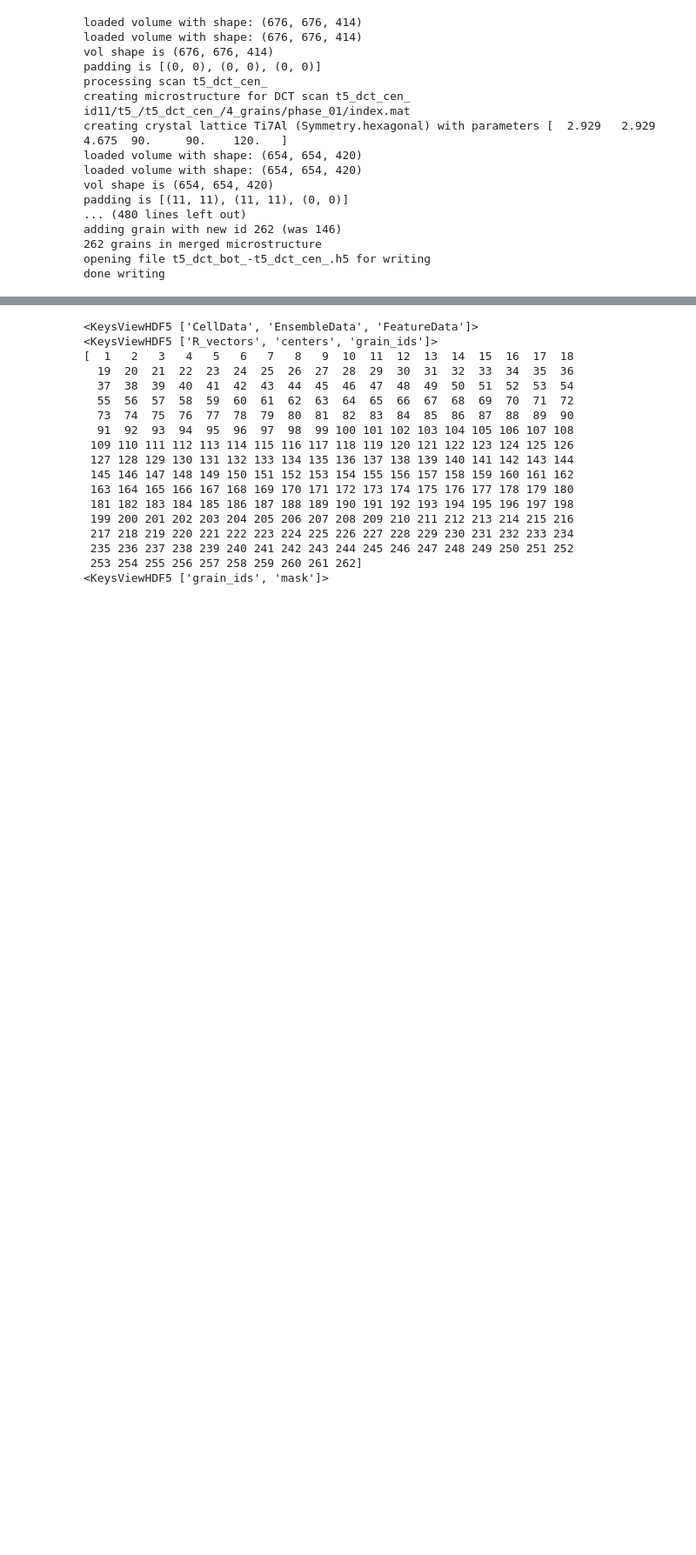
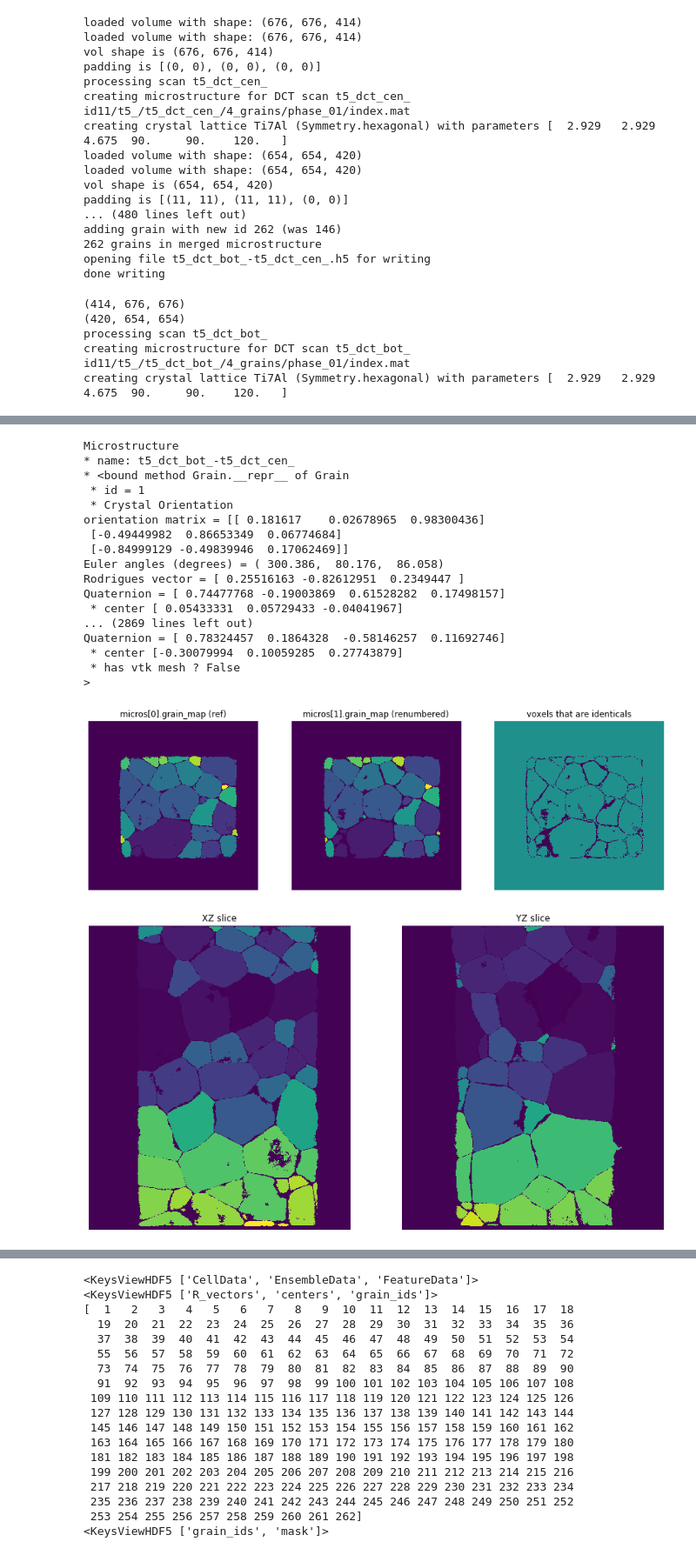
Before and after one commit to heprom/Ti7_ESRF, a Jupyter notebook: T5/T5_dct_merging.ipynb, the cells around one changed output, grey strips where cells are left out. Shown at 87% size. Cells and saved outputs as stored; diff of their text form; code cells hidden in the pictures; blank space fills up the shorter version.

```diff
--- a/T5/T5_dct_merging.ipynb
+++ b/T5/T5_dct_merging.ipynb
@@ -541,3 +540,21 @@ adding grain with new id 262 (was 146)
 262 grains in merged microstructure
 opening file t5_dct_bot_-t5_dct_cen_.h5 for writing
 done writing
+# %%
+from pymicro.xray.experiment import Experiment
+from pymicro.xray.dct import merge_dct_scans
+
+exp = Experiment.load('t5_experiment.txt')
+Ti7Al = exp.get_sample().get_material()
+
+scan_list = ['t5_dct_bot_', 't5_dct_cen_']
+samtz_list = [-4.30922, -4.8095]
+
+merge_dct_scans(scan_list, samtz_list, use_mask=True, overlap=47, root_dir='id11/t5_')
+# %% [output]
+(414, 676, 676)
+(420, 654, 654)
+processing scan t5_dct_bot_
+creating microstructure for DCT scan t5_dct_bot_
+id11/t5_/t5_dct_bot_/4_grains/phase_01/index.mat
+creating crystal lattice Ti7Al (Symmetry.hexagonal) with parameters [  2.929   2.929   4.675  90.     90.    120.   ]
@@ -543,0 +578,19 @@ done writing
+Microstructure
+* name: t5_dct_bot_-t5_dct_cen_
+* <bound method Grain.__repr__ of Grain
+ * id = 1
+ * Crystal Orientation
+orientation matrix = [[ 0.181617    0.02678965  0.98300436]
+ [-0.49449982  0.86653349  0.06774684]
+ [-0.84999129 -0.49839946  0.17062469]]
+Euler angles (degrees) = ( 300.386,  80.176,  86.058)
+Rodrigues vector = [ 0.25516163 -0.82612951  0.2349447 ]
+Quaternion = [ 0.74477768 -0.19003869  0.61528282  0.17498157]
+ * center [ 0.05433331  0.05729433 -0.04041967]
+... (2869 lines left out)
+Quaternion = [ 0.78324457  0.1864328  -0.58146257  0.11692746]
+ * center [-0.30079994  0.10059285  0.27743879]
+ * has vtk mesh ? False
+>
+[figure, added]
+[figure, added]
```
Also changed, not shown: parts of 29 cells of this notebook, 5 other files.
